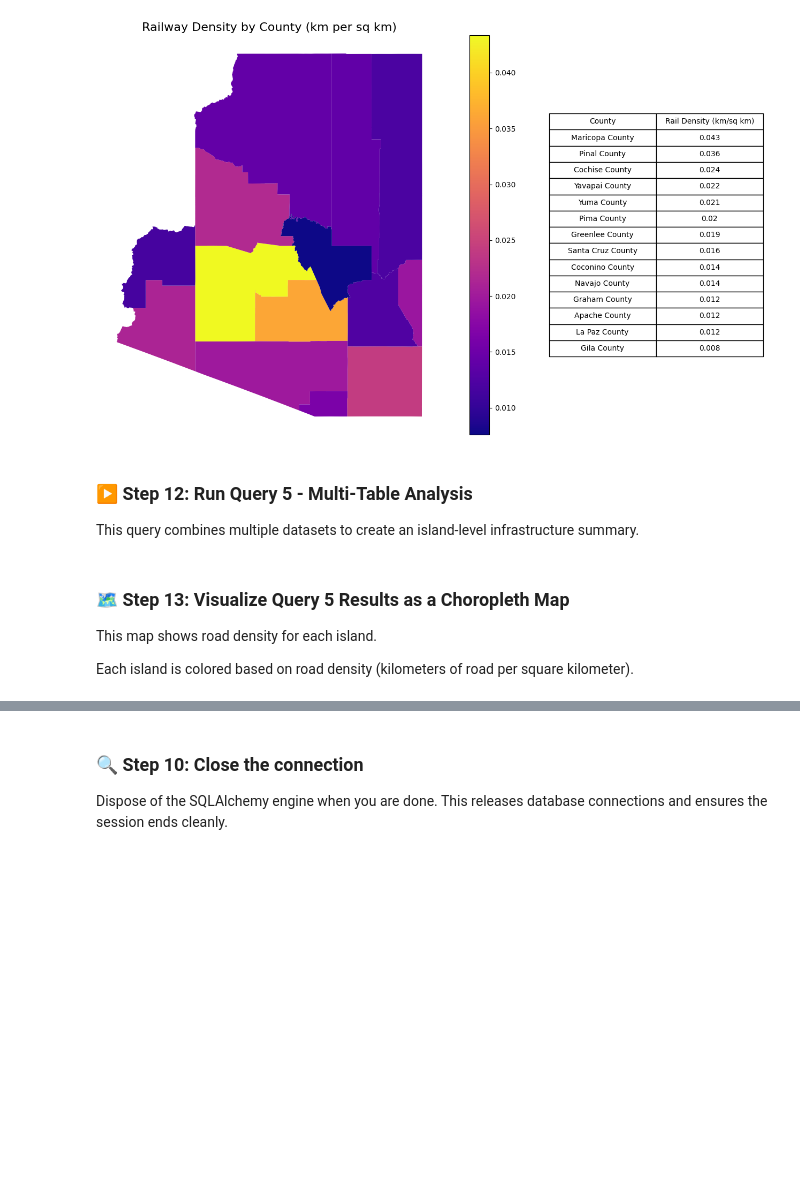
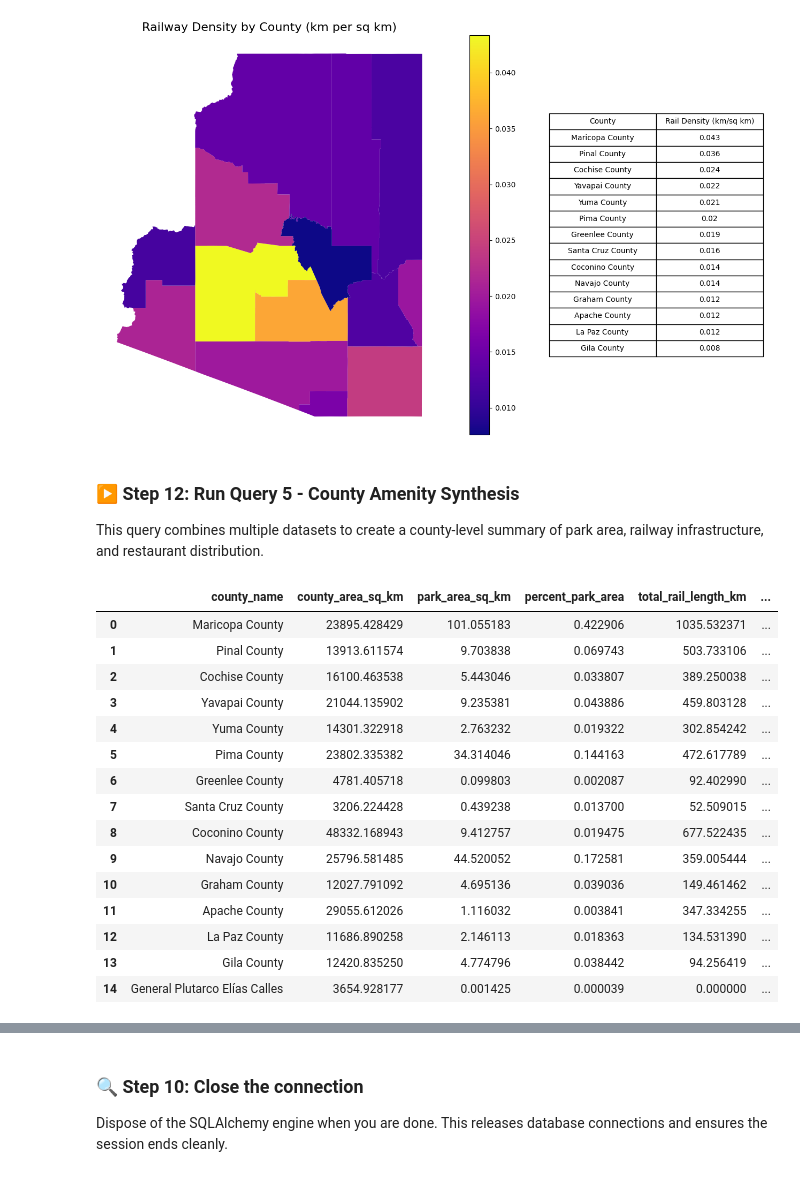
Before and after one commit to uagist/gist604B-osm-postgis, a Jupyter notebook: notebooks/osm_postgis_queries.ipynb, the cells around one changed output, grey strips where cells are left out. Cells and saved outputs as stored; diff of their text form; code cells hidden in the pictures; blank space fills up the shorter version.

```diff
--- a/notebooks/osm_postgis_queries.ipynb
+++ b/notebooks/osm_postgis_queries.ipynb
@@ -448,26 +420,37 @@ plt.show()
 # %% [output]
 [figure]
 # %% [markdown]
-### ▶️ Step 12: Run Query 5 - Multi-Table Analysis
+### ▶️ Step 12: Run Query 5 - County Amenity Synthesis
 
-This query combines multiple datasets to create an island-level infrastructure summary.
+This query combines multiple datasets to create a county-level summary of park area, railway infrastructure, and restaurant distribution.
 # %%
-query_5_file = Path("../sql/hawaii/05_osm_multi_table_analysis.sql")
+query_5_file = Path("../sql/arizona/05_osm_county_amenity_synthesis.sql")
 
 # Read SQL query from file
 query_5_sql = query_5_file.read_text(encoding="utf-8")
 
 # Execute query and load result as a GeoDataFrame
 try:
     query_5_results = gpd.read_postgis(query_5_sql, engine, geom_col="geom")
     # Display results
     display(query_5_results)
 except Exception as e:
     print("❌ Query failed:")
     print(e)
+# %% [output]
+|  | county_name | county_area_sq_km | park_area_sq_km | percent_park_area | total_rail_length_km | ... |
+| 0 | Maricopa County | 23895.428429 | 101.055183 | 0.422906 | 1035.532371 | ... |
+| 1 | Pinal County | 13913.611574 | 9.703838 | 0.069743 | 503.733106 | ... |
+| 2 | Cochise County | 16100.463538 | 5.443046 | 0.033807 | 389.250038 | ... |
+| 3 | Yavapai County | 21044.135902 | 9.235381 | 0.043886 | 459.803128 | ... |
+| 4 | Yuma County | 14301.322918 | 2.763232 | 0.019322 | 302.854242 | ... |
+| 5 | Pima County | 23802.335382 | 34.314046 | 0.144163 | 472.617789 | ... |
+| 6 | Greenlee County | 4781.405718 | 0.099803 | 0.002087 | 92.402990 | ... |
+| 7 | Santa Cruz County | 3206.224428 | 0.439238 | 0.013700 | 52.509015 | ... |
+| 8 | Coconino County | 48332.168943 | 9.412757 | 0.019475 | 677.522435 | ... |
+| 9 | Navajo County | 25796.581485 | 44.520052 | 0.172581 | 359.005444 | ... |
+| 10 | Graham County | 12027.791092 | 4.695136 | 0.039036 | 149.461462 | ... |
+| 11 | Apache County | 29055.612026 | 1.116032 | 0.003841 | 347.334255 | ... |
+| 12 | La Paz County | 11686.890258 | 2.146113 | 0.018363 | 134.531390 | ... |
+| 13 | Gila County | 12420.835250 | 4.774796 | 0.038442 | 94.256419 | ... |
+| 14 | General Plutarco Elías Calles | 3654.928177 | 0.001425 | 0.000039 | 0.000000 | ... |
-# %% [markdown]
-### 🗺️ Step 13: Visualize Query 5 Results as a Choropleth Map
-
-This map shows road density for each island.
-
-Each island is colored based on road density (kilometers of road per square kilometer).
```
Also changed, not shown: parts of 17 cells of this notebook, 3 other files.
